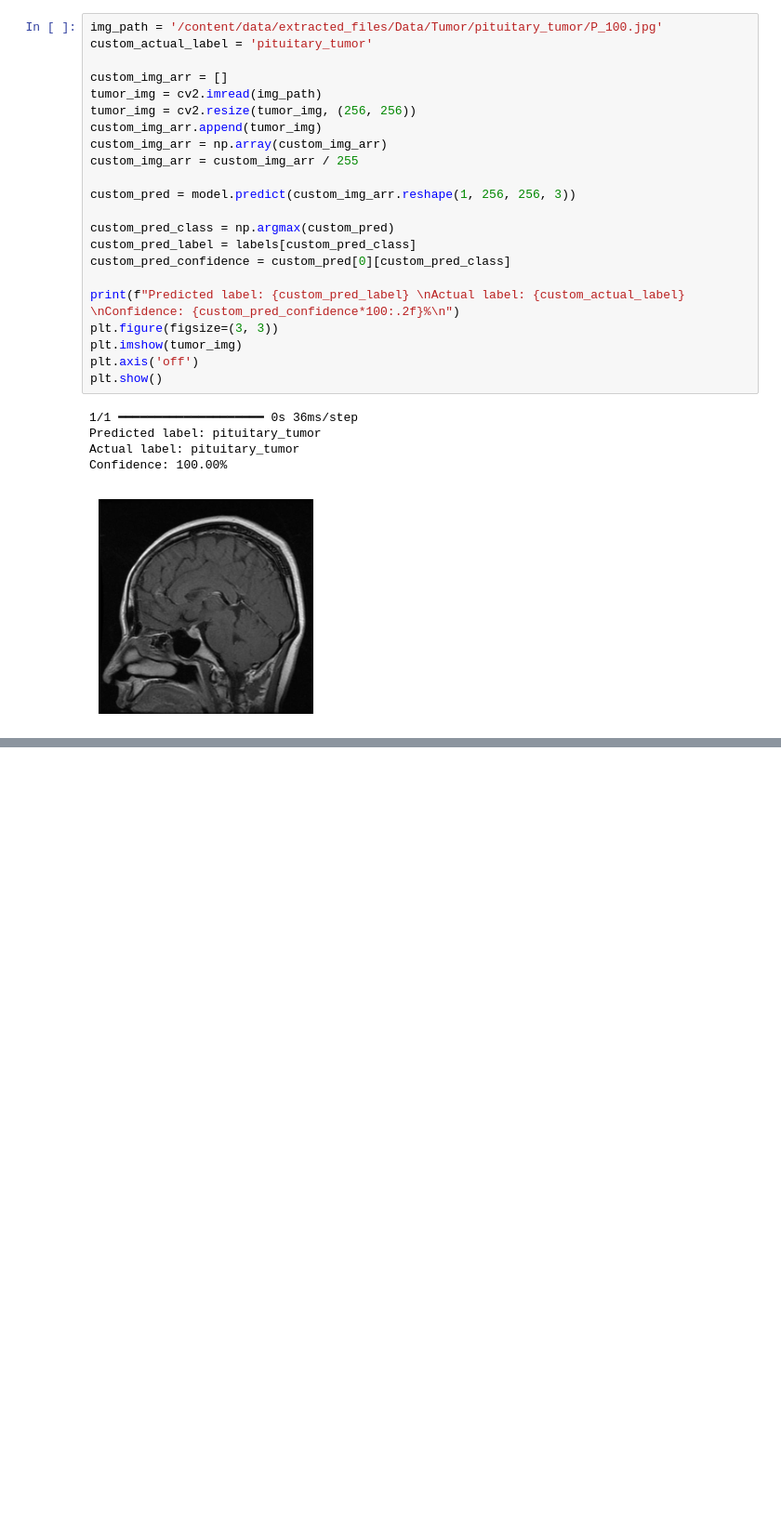
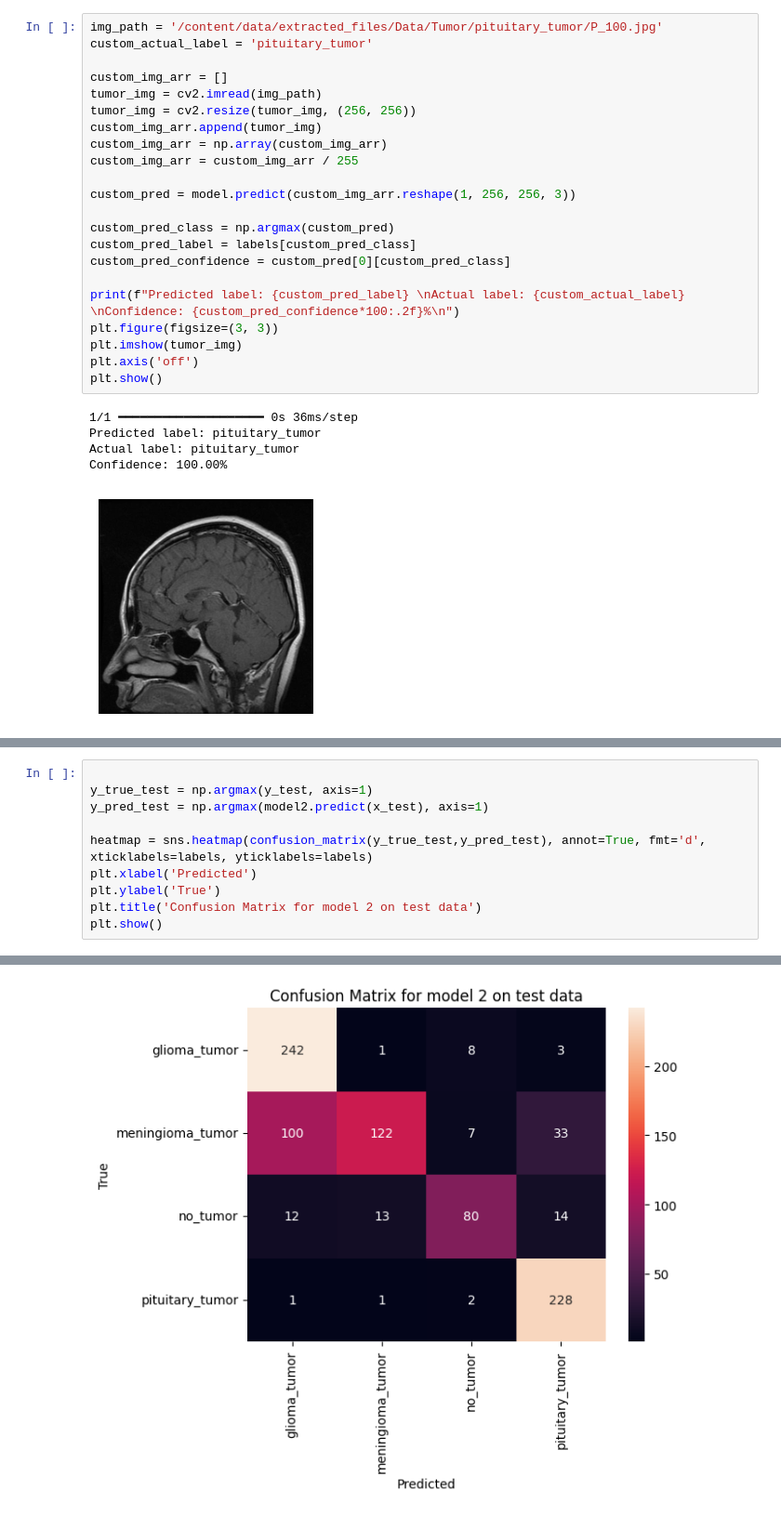
Before and after one commit to fawasafsal/Brain-Tumour-MRI-Image-Classification, a Jupyter notebook: Brain_Tumour_MRI_Classification.ipynb, the cells around one changed output, grey strips where cells are left out. Shown at 93% size. Saved outputs shown, nothing was run; the diff lists cells and outputs as text; blank space fills up the shorter version.

```diff
--- a/Brain_Tumour_MRI_Classification.ipynb
+++ b/Brain_Tumour_MRI_Classification.ipynb
@@ -433,0 +565,11 @@ Confidence: 100.00%
+# %%
+
+y_true_test = np.argmax(y_test, axis=1)
+y_pred_test = np.argmax(model2.predict(x_test), axis=1)
+
+heatmap = sns.heatmap(confusion_matrix(y_true_test,y_pred_test), annot=True, fmt='d', xticklabels=labels, yticklabels=labels)
+plt.xlabel('Predicted')
+plt.ylabel('True')
+plt.title('Confusion Matrix for model 2 on test data')
+plt.show()
+# %% [output]
@@ -433,0 +577 @@ Confidence: 100.00%
+[figure, added]
```
Also changed, not shown: parts of 7 cells of this notebook.
